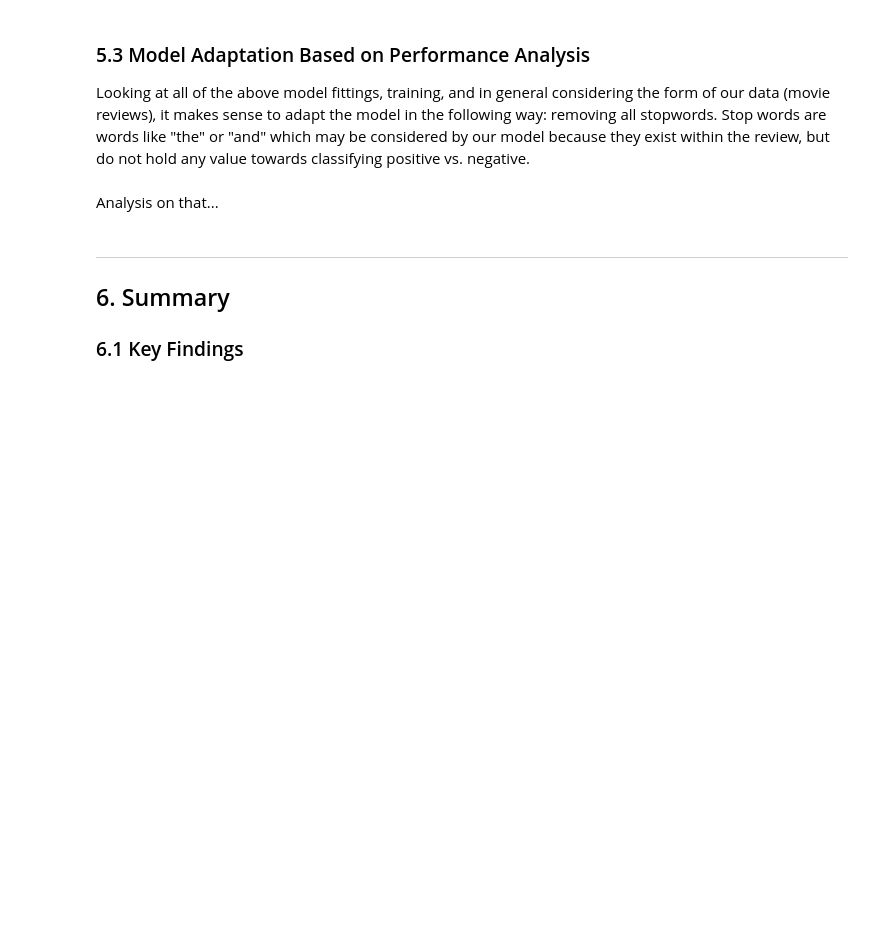
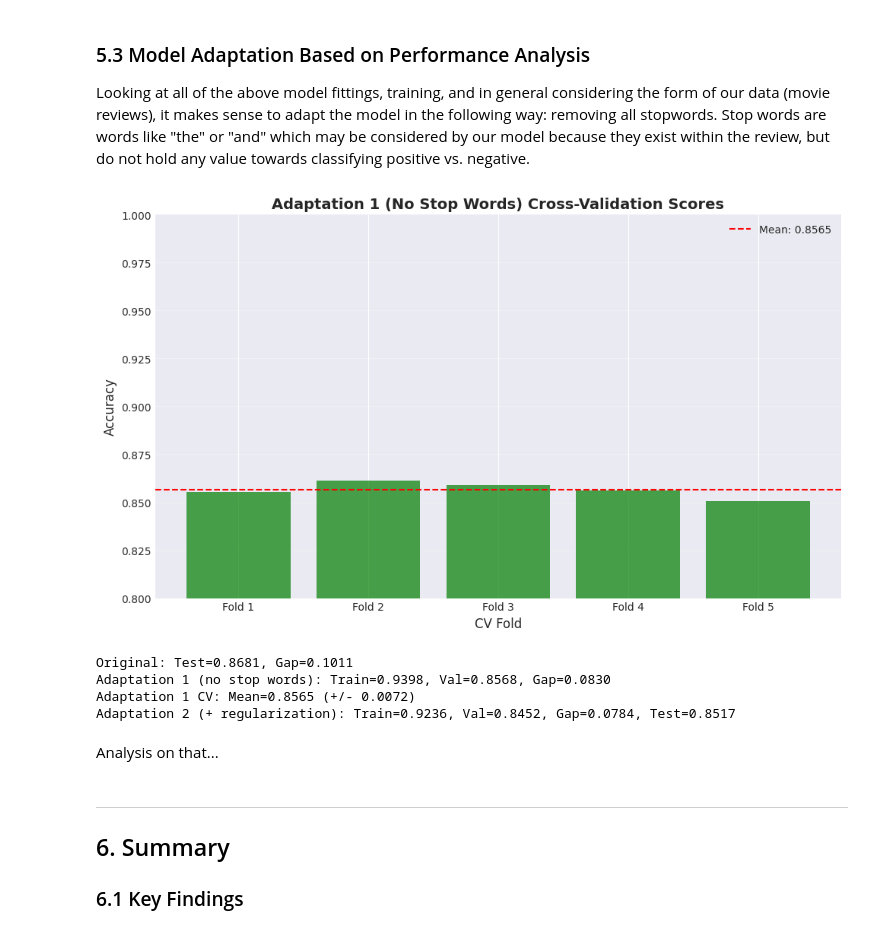
Before and after one commit to v5wtw4krd6-coder/cs-178-project, a Jupyter notebook: cs178_project_merged.ipynb, the cells around one changed output. Drawn from its saved outputs; the diff is of its cells as text; code cells hidden in the pictures; blank space fills up the shorter version.

```diff
--- a/cs178_project_merged.ipynb
+++ b/cs178_project_merged.ipynb
@@ -1134,33 +1307,56 @@ gb_gap = gb_train_score - gb_val_score
 sss = StratifiedShuffleSplit(n_splits=1, test_size=0.2, random_state=1234)
 train_idx, val_idx = next(sss.split(X_train_vec_no_stop, y_train_binary))
 
 X_train_split_no_stop = X_train_vec_no_stop[train_idx]
 y_train_split = y_train_binary[train_idx]
 X_val_split_no_stop = X_train_vec_no_stop[val_idx]
 y_val_split = y_train_binary[val_idx]
 
 gb_adapted1 = gb_optimized.__class__(**gb_optimized.get_params())
 gb_adapted1.fit(X_train_split_no_stop, y_train_split)
 
 train_acc_1 = gb_adapted1.score(X_train_split_no_stop, y_train_split)
 val_acc_1 = gb_adapted1.score(X_val_split_no_stop, y_val_split)
 
+cv_adapted1 = StratifiedKFold(n_splits=5, shuffle=True, random_state=1234)
+cv_scores_adapted1 = cross_val_score(gb_adapted1, X_train_vec_no_stop, y_train_binary, cv=cv_adapted1, scoring='accuracy', n_jobs=-1)
+
+plt.figure(figsize=(10, 6))
+plt.bar(range(len(cv_scores_adapted1)), cv_scores_adapted1, color='green', alpha=0.7)
+plt.axhline(y=cv_scores_adapted1.mean(), color='r', linestyle='--', label=f'Mean: {cv_scores_adapted1.mean():.4f}')
+plt.xlabel('CV Fold', fontsize=12)
+plt.ylabel('Accuracy', fontsize=12)
+plt.title('Adaptation 1 (No Stop Words) Cross-Validation Scores', fontsize=14, fontweight='bold')
+plt.xticks(range(len(cv_scores_adapted1)), [f'Fold {i+1}' for i in range(len(cv_scores_adapted1))])
+plt.legend()
+plt.grid(alpha=0.3, axis='y')
+plt.ylim(0.8, 1.0)
+plt.tight_layout()
+plt.show()
+
 gb_params = gb_optimized.get_params()
 gb_params['learning_rate'] = max(0.01, gb_params.get('learning_rate', 0.1) * 0.7)
 gb_params['min_samples_split'] = max(5, gb_params.get('min_samples_split', 2) * 2)
 
 gb_adapted2 = gb_optimized.__class__(**gb_params)
 gb_adapted2.fit(X_train_split_no_stop, y_train_split)
 
 train_acc_2 = gb_adapted2.score(X_train_split_no_stop, y_train_split)
 val_acc_2 = gb_adapted2.score(X_val_split_no_stop, y_val_split)
 
 gb_adapted2.fit(X_train_vec_no_stop, y_train_binary)
 test_acc_adapted = gb_adapted2.score(X_test_vec_no_stop, y_test_binary)
 
 print(f"Original: Test={test_accuracy_gb_opt:.4f}, Gap={gb_gap:.4f}")
 print(f"Adaptation 1 (no stop words): Train={train_acc_1:.4f}, Val={val_acc_1:.4f}, Gap={train_acc_1-val_acc_1:.4f}")
+print(f"Adaptation 1 CV: Mean={cv_scores_adapted1.mean():.4f} (+/- {cv_scores_adapted1.std() * 2:.4f})")
 print(f"Adaptation 2 (+ regularization): Train={train_acc_2:.4f}, Val={val_acc_2:.4f}, Gap={train_acc_2-val_acc_2:.4f}, Test={test_acc_adapted:.4f}")
+# %% [output]
+[figure, added]
+Original: Test=0.8681, Gap=0.1011
+Adaptation 1 (no stop words): Train=0.9398, Val=0.8568, Gap=0.0830
+Adaptation 1 CV: Mean=0.8565 (+/- 0.0072)
+Adaptation 2 (+ regularization): Train=0.9236, Val=0.8452, Gap=0.0784, Test=0.8517
 # %% [markdown]
 Analysis on that...
 # %% [markdown]
```
Also changed, not shown: parts of 7 cells of this notebook.
